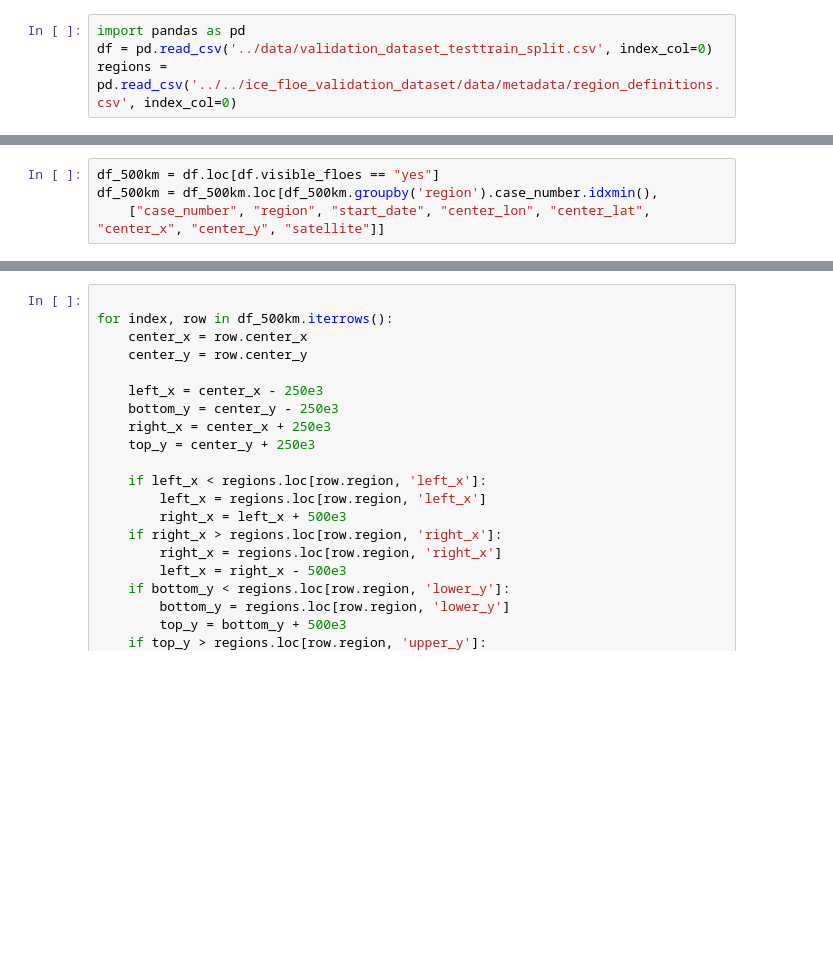
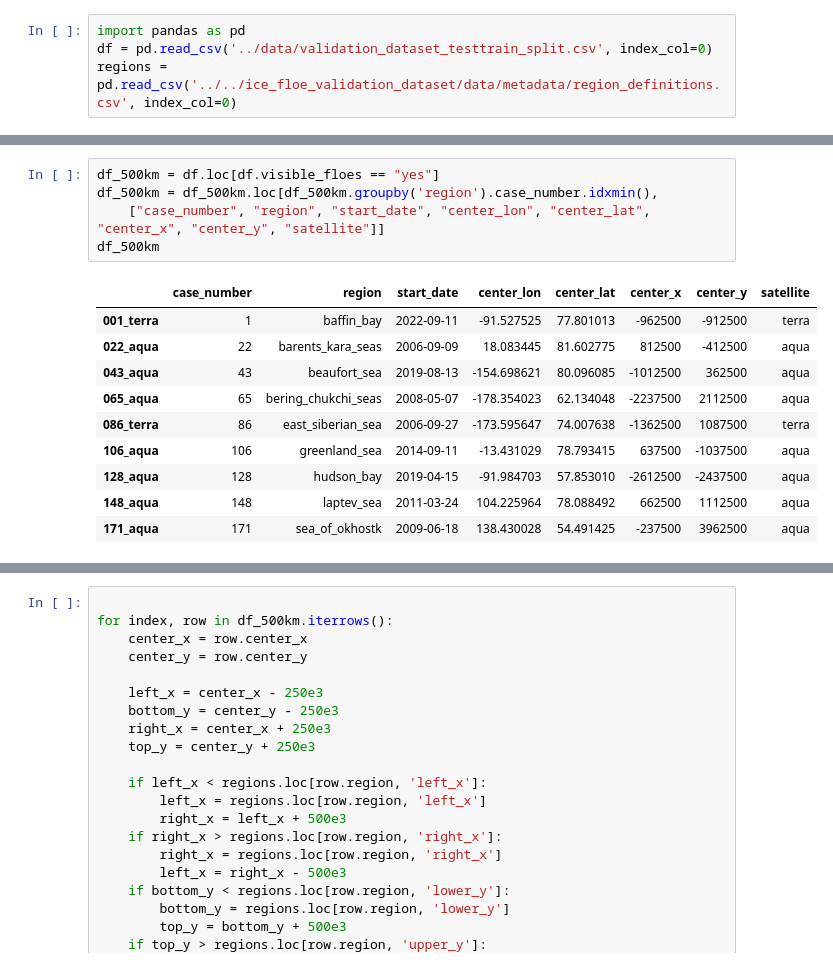
Before and after one commit to danielmwatkins/calval_tgrs, a Jupyter notebook: notebooks/calculating_boundaries_large_images.ipynb, the cells around one changed output, grey strips where cells are left out. Saved outputs shown, nothing was run; the diff lists cells and outputs as text; blank space fills up the shorter version.

```diff
--- a/notebooks/calculating_boundaries_large_images.ipynb
+++ b/notebooks/calculating_boundaries_large_images.ipynb
@@ -5,4 +22,16 @@ regions = pd.read_csv('../../ice_floe_validation_dataset/data/metadata/region_de
 # %%
 df_500km = df.loc[df.visible_floes == "yes"]
 df_500km = df_500km.loc[df_500km.groupby('region').case_number.idxmin(),
     ["case_number", "region", "start_date", "center_lon", "center_lat", "center_x", "center_y", "satellite"]]
+df_500km
+# %% [output]
+|  | case_number | region | start_date | center_lon | center_lat | center_x | center_y | satellite |
+| 001_terra | 1 | baffin_bay | 2022-09-11 | -91.527525 | 77.801013 | -962500 | -912500 | terra |
+| 022_aqua | 22 | barents_kara_seas | 2006-09-09 | 18.083445 | 81.602775 | 812500 | -412500 | aqua |
+| 043_aqua | 43 | beaufort_sea | 2019-08-13 | -154.698621 | 80.096085 | -1012500 | 362500 | aqua |
+| 065_aqua | 65 | bering_chukchi_seas | 2008-05-07 | -178.354023 | 62.134048 | -2237500 | 2112500 | aqua |
+| 086_terra | 86 | east_siberian_sea | 2006-09-27 | -173.595647 | 74.007638 | -1362500 | 1087500 | terra |
+| 106_aqua | 106 | greenland_sea | 2014-09-11 | -13.431029 | 78.793415 | 637500 | -1037500 | aqua |
+| 128_aqua | 128 | hudson_bay | 2019-04-15 | -91.984703 | 57.853010 | -2612500 | -2437500 | aqua |
+| 148_aqua | 148 | laptev_sea | 2011-03-24 | 104.225964 | 78.088492 | 662500 | 1112500 | aqua |
+| 171_aqua | 171 | sea_of_okhostk | 2009-06-18 | 138.430028 | 54.491425 | -237500 | 3962500 | aqua |
```
Also changed, not shown: parts of 4 cells of this notebook, 5 other files.
